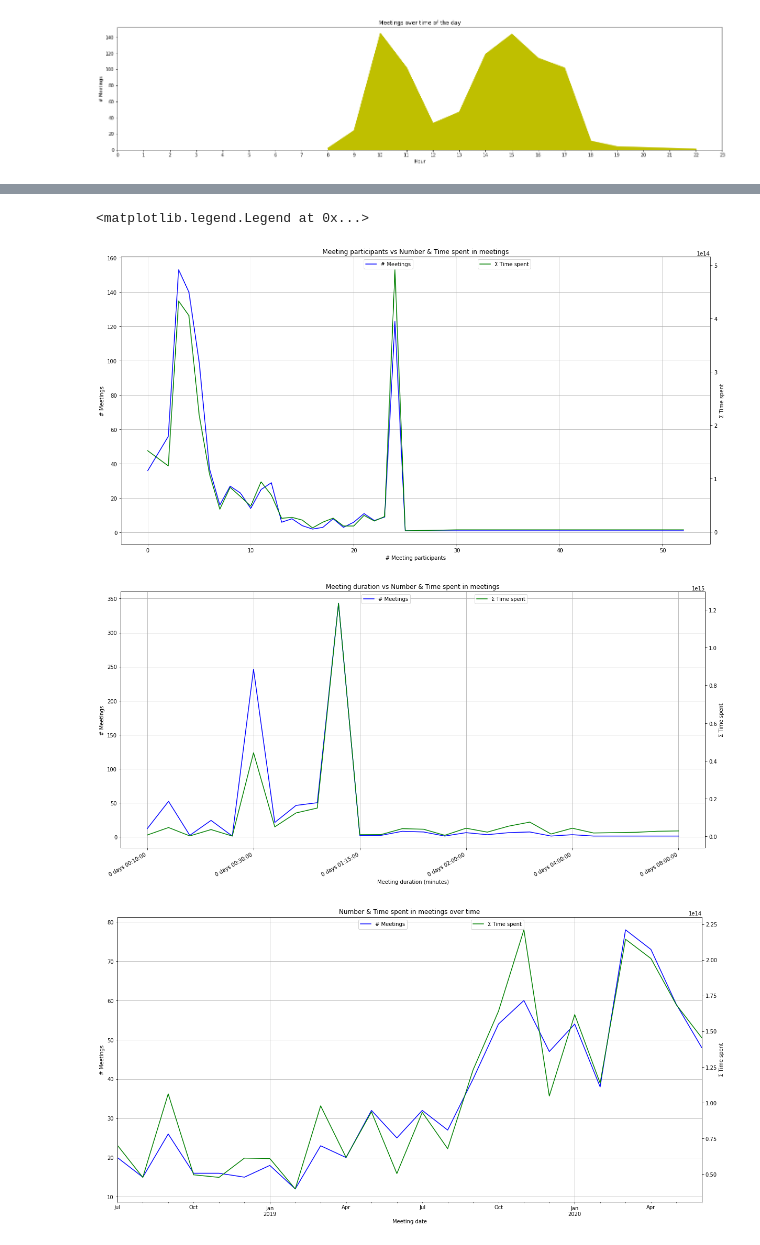
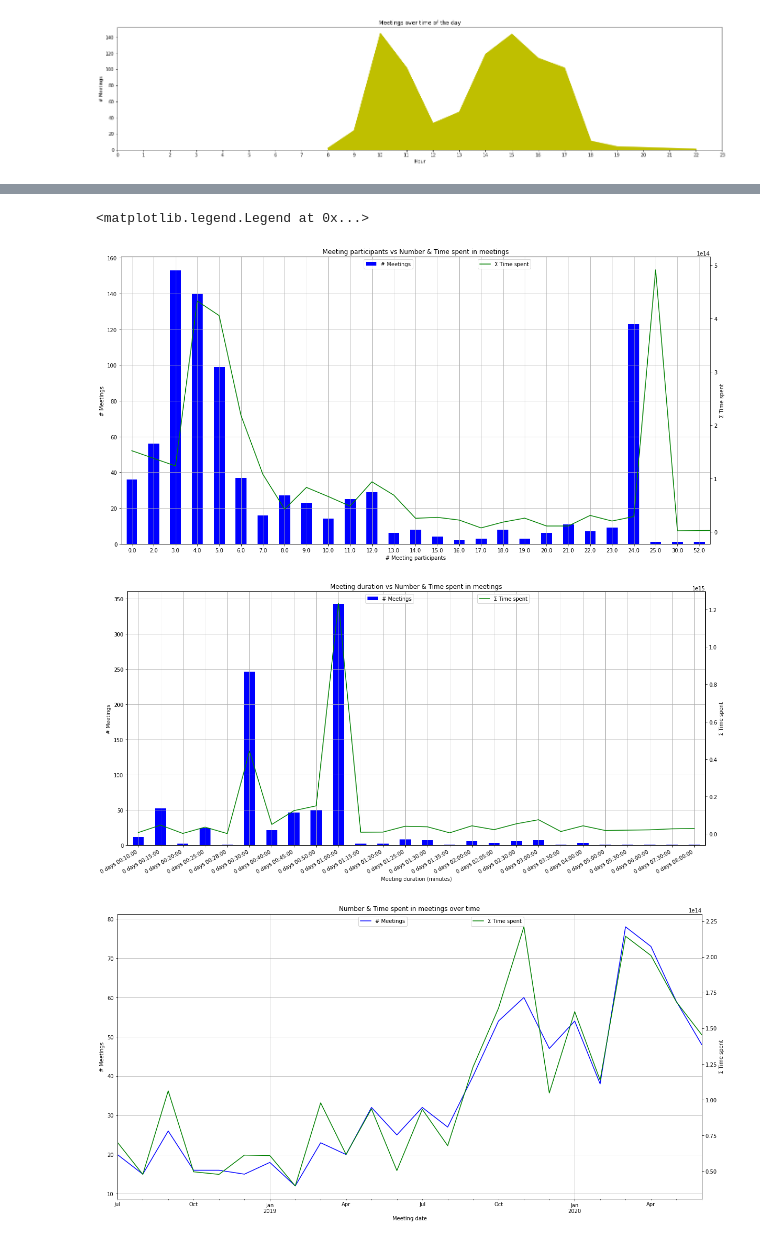
Before and after one commit to SITZ/calendar-analytics, a Jupyter notebook: calendar-analytics.ipynb, the cells around one changed output, grey strips where cells are left out. Cells and saved outputs as stored; diff of their text form; code cells hidden in the pictures.

```diff
--- a/calendar-analytics.ipynb
+++ b/calendar-analytics.ipynb
@@ -139,35 +141,35 @@ plt.show()
 # %%
 # Plot number of participants x time spent & count of meetings
 
 df['attendee_count'] = df.ATTENDEE.str.len().fillna(0)
 df['meeting_duration'] = (df.DTEND - df.DTSTART)
 
 plt.figure(figsize=(20, 10))
 plt.title('Meeting participants vs Number & Time spent in meetings')
 meeting_attendee_axis = df.groupby(['attendee_count'])['meeting_duration'].count().plot(
-    kind='line',
+    kind='bar',
     color='blue',
     grid=True
 )
 
 df.groupby(['attendee_count'])['meeting_duration'].sum().plot(
     kind='line',
     color='green',
     ax=meeting_attendee_axis,
     grid=True,
     secondary_y=True
 )
 
 meeting_attendee_axis.set_xlabel('# Meeting participants')
 
 meeting_attendee_axis.set_ylabel('# Meetings')
 meeting_attendee_axis.legend(['# Meetings'], bbox_to_anchor=(0.5, 1.0))
 
 meeting_attendee_axis.right_ax.set_ylabel('Σ Time spent')
 meeting_attendee_axis.right_ax.legend(['Σ Time spent'], bbox_to_anchor=(0.7, 1.0))
 # %% [output]
 <matplotlib.legend.Legend at 0x...>
-[figure, old version]
+[figure, new version]
 # %%
 # Plot meeting duration x time spent & count of meetings
 
@@ -177,7 +179,7 @@ plt.figure(figsize=(20, 10))
 plt.title('Meeting duration vs Number & Time spent in meetings')
 
 meeting_duration_axis = df_duration.plot(
-    kind='line',
+    kind='bar',
     color='blue',
     grid=True
 )
@@ -202,7 +204,7 @@ meeting_duration_axis.right_ax.set_ylabel('Σ Time spent')
 meeting_duration_axis.right_ax.legend(['Σ Time spent'], bbox_to_anchor=(0.7, 1.0))
 meeting_duration_axis.right_ax.format_ydata = lambda x: (td.seconds // 60) % 60
 # %% [output]
-[figure, old version]
+[figure, new version]
 # %%
 # Plot number of meetings & time spent over time
 
```
Also changed, not shown: parts of 4 cells of this notebook.
